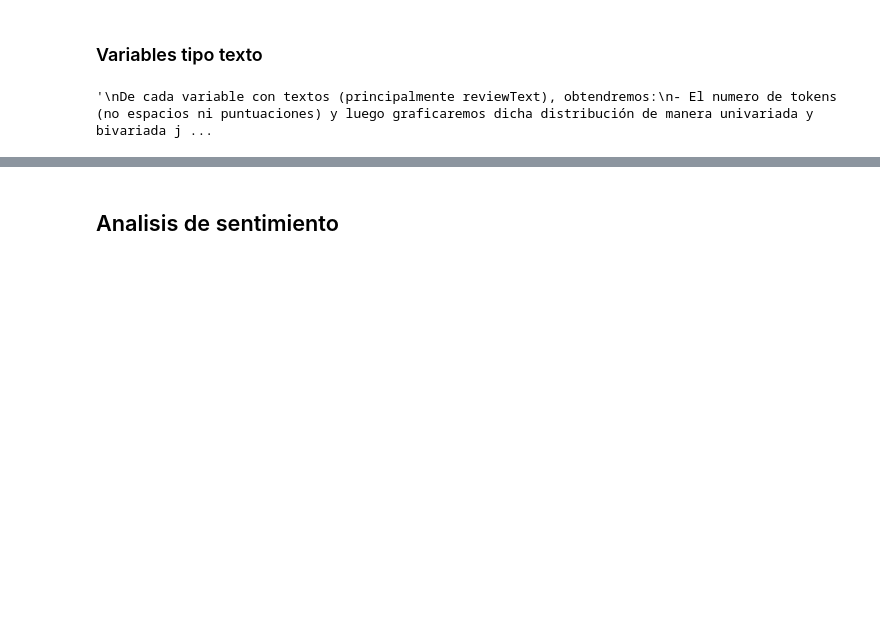
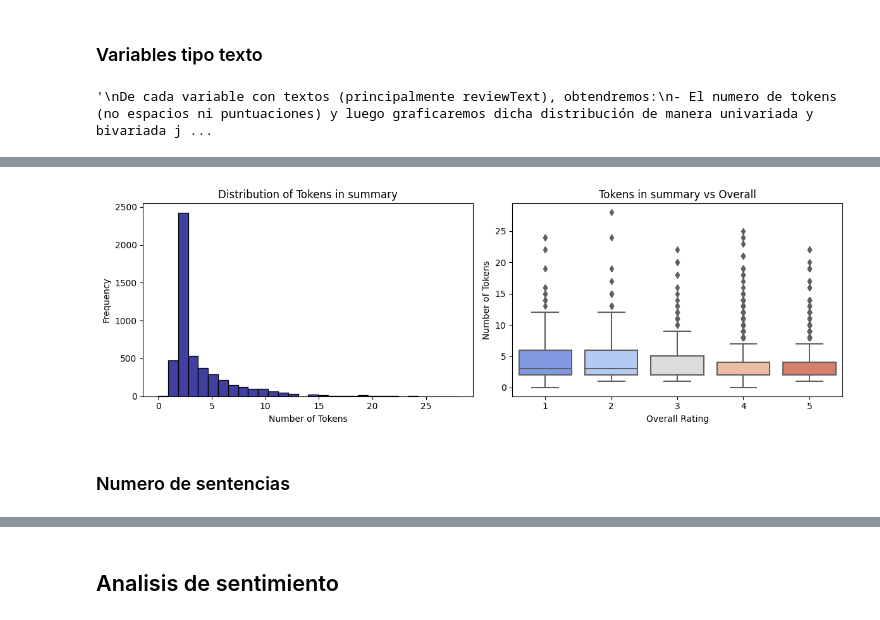
Before and after one commit to jhonattanreales21/nlp_icesi, a Jupyter notebook: unidad_1/Cano_Reales_Sentiment_analysis.ipynb, the cells around one changed output, grey strips where cells are left out. Saved outputs shown, nothing was run; the diff lists cells and outputs as text; code cells hidden in the pictures; blank space fills up the shorter version.

```diff
--- a/unidad_1/Cano_Reales_Sentiment_analysis.ipynb
+++ b/unidad_1/Cano_Reales_Sentiment_analysis.ipynb
@@ -171,0 +248,22 @@ De cada variable con textos (principalmente reviewText), obtendremos:
+# %%
+# Graficamos la distribución de tokens en summary, univariado y vs overall
+plt.figure(figsize=(12, 4))
+
+plt.subplot(1, 2, 1)
+sns.histplot(temp_df["summary_tokens"], color="navy", bins=30)
+plt.title("Distribution of Tokens in summary")
+plt.xlabel("Number of Tokens")
+plt.ylabel("Frequency")
+
+plt.subplot(1, 2, 2)
+sns.boxplot(x="overall", y="summary_tokens", data=temp_df, palette="coolwarm")
+plt.title("Tokens in summary vs Overall")
+plt.xlabel("Overall Rating")
+plt.ylabel("Number of Tokens")
+
+plt.tight_layout()
+plt.show()
+# %% [output]
+[figure, added]
+# %% [markdown]
+### Numero de sentencias
```
Also changed, not shown: parts of 24 cells of this notebook.
